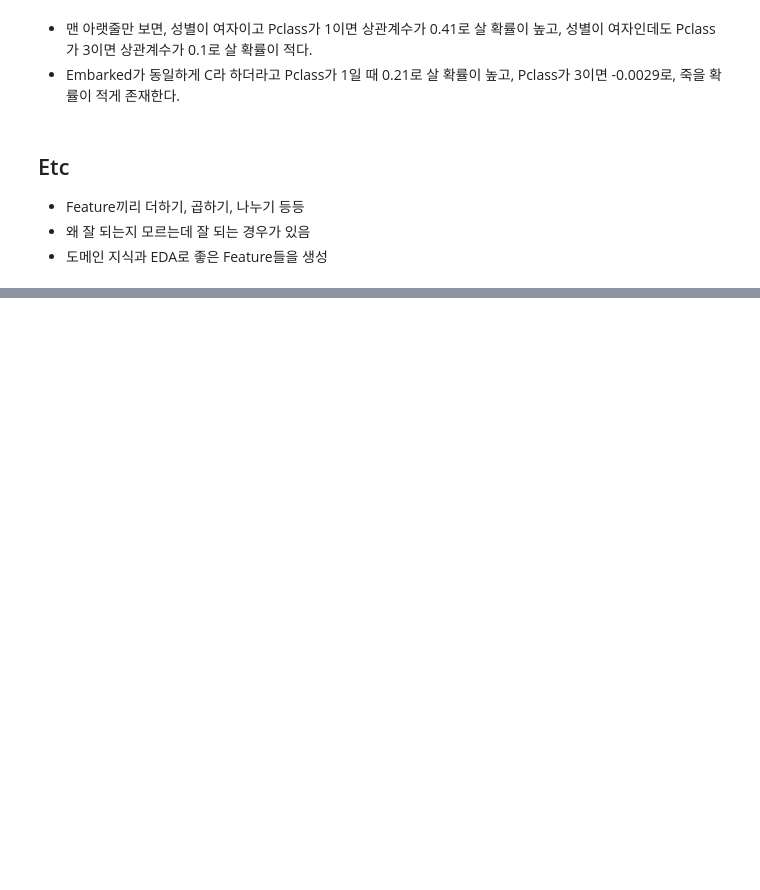
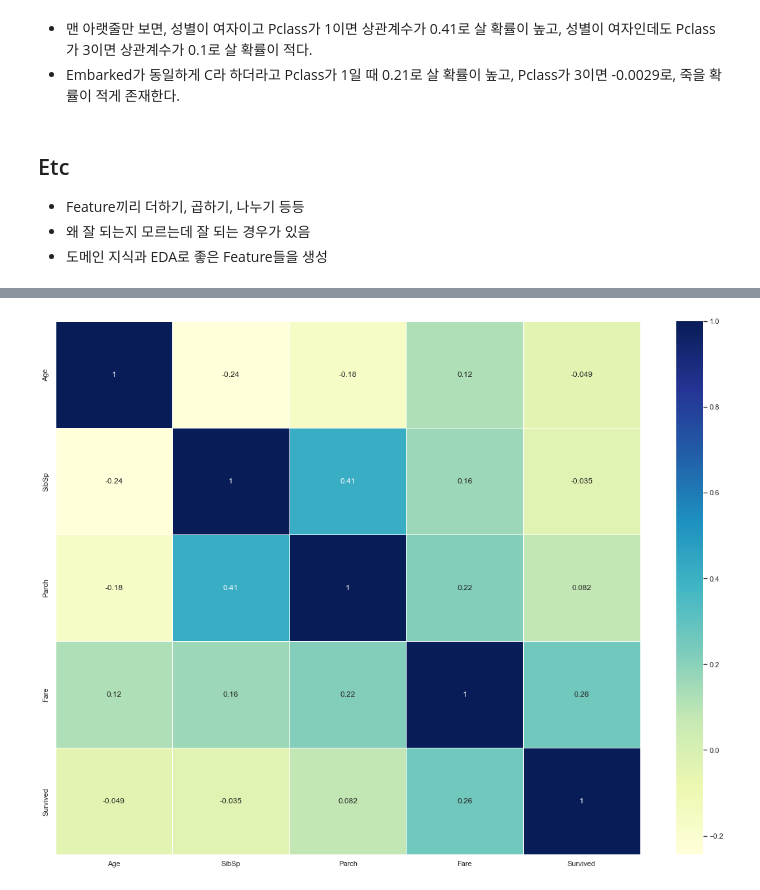
Before and after one commit to yongchoooon/TIL, a Jupyter notebook: ML/Data_Preprocessing/Data_Preprocessing_789.ipynb, the cells around one changed output, grey strips where cells are left out. Drawn from its saved outputs; the diff is of its cells as text; code cells hidden in the pictures; blank space fills up the shorter version.

```diff
--- a/ML/Data_Preprocessing/Data_Preprocessing_789.ipynb
+++ b/ML/Data_Preprocessing/Data_Preprocessing_789.ipynb
@@ -181,0 +205,7 @@ ax = sns.heatmap(corr, annot = True, linewidths = 0.5, cmap = "YlGnBu")
+# %%
+corr = temp_df.corr()
+sns.set()
+plt.subplots(figsize=(20,15))
+ax = sns.heatmap(corr, annot = True, linewidths = 0.8, cmap = "YlGnBu")
+# %% [output]
+[figure, added]
```
Also changed, not shown: parts of 84 cells of this notebook, 4 other files.
